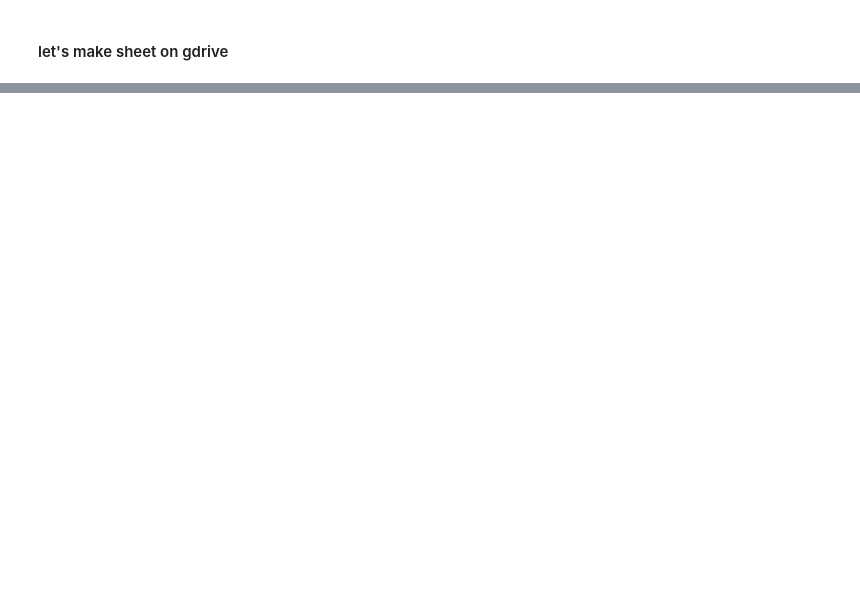
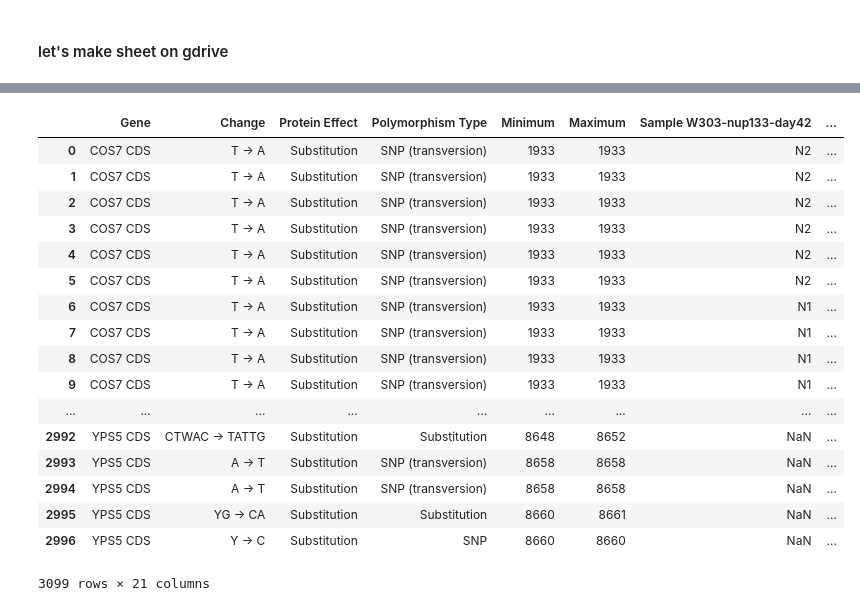
Before and after one commit to dizak/SNP_sheets_merge, a Jupyter notebook: SNPs-sheets_merge.ipynb, the cells around one changed output, grey strips where cells are left out. Saved outputs shown, nothing was run; the diff lists cells and outputs as text; code cells hidden in the pictures; blank space fills up the shorter version.

```diff
--- a/SNPs-sheets_merge.ipynb
+++ b/SNPs-sheets_merge.ipynb
@@ -365,0 +426,2 @@ sh.del_worksheet(sh.worksheet_by_title("Sheet1"))
+# %%
+df_m.drop(columns=undes_cols, inplace=True)
@@ -365,0 +430,4 @@ sh.del_worksheet(sh.worksheet_by_title("Sheet1"))
+# %%
+specific_cols_dict = {}
+for col_group in specific_cols:
+    specific_cols_dict[col_group] = [i for i in df_m.columns if col_group in i]
@@ -365,0 +436,2 @@ sh.del_worksheet(sh.worksheet_by_title("Sheet1"))
+# %%
+ordered_cols = list(itertools.chain.from_iterable(specific_cols_dict.values()))
@@ -365,0 +456,23 @@ sh.del_worksheet(sh.worksheet_by_title("Sheet1"))
+# %%
+df_m_ord = df_m[merge_cols + ordered_cols]
+# %%
+df_m_ord
+# %% [output]
+|  | Gene | Change | Protein Effect | Polymorphism Type | Minimum | Maximum | Sample W303-nup133-day42 | ... |
+| 0 | COS7 CDS | T -> A | Substitution | SNP (transversion) | 1933 | 1933 | N2 | ... |
+| 1 | COS7 CDS | T -> A | Substitution | SNP (transversion) | 1933 | 1933 | N2 | ... |
+| 2 | COS7 CDS | T -> A | Substitution | SNP (transversion) | 1933 | 1933 | N2 | ... |
+| 3 | COS7 CDS | T -> A | Substitution | SNP (transversion) | 1933 | 1933 | N2 | ... |
+| 4 | COS7 CDS | T -> A | Substitution | SNP (transversion) | 1933 | 1933 | N2 | ... |
+| 5 | COS7 CDS | T -> A | Substitution | SNP (transversion) | 1933 | 1933 | N2 | ... |
+| 6 | COS7 CDS | T -> A | Substitution | SNP (transversion) | 1933 | 1933 | N1 | ... |
+| 7 | COS7 CDS | T -> A | Substitution | SNP (transversion) | 1933 | 1933 | N1 | ... |
+| 8 | COS7 CDS | T -> A | Substitution | SNP (transversion) | 1933 | 1933 | N1 | ... |
+| 9 | COS7 CDS | T -> A | Substitution | SNP (transversion) | 1933 | 1933 | N1 | ... |
+| ... | ... | ... | ... | ... | ... | ... | ... | ... |
+| 2992 | YPS5 CDS | CTWAC -> TATTG | Substitution | Substitution | 8648 | 8652 | NaN | ... |
+| 2993 | YPS5 CDS | A -> T | Substitution | SNP (transversion) | 8658 | 8658 | NaN | ... |
+| 2994 | YPS5 CDS | A -> T | Substitution | SNP (transversion) | 8658 | 8658 | NaN | ... |
+| 2995 | YPS5 CDS | YG -> CA | Substitution | Substitution | 8660 | 8661 | NaN | ... |
+| 2996 | YPS5 CDS | Y -> C | Substitution | SNP | 8660 | 8660 | NaN | ... |
+3099 rows × 21 columns
```
Also changed, not shown: parts of 43 cells of this notebook.
